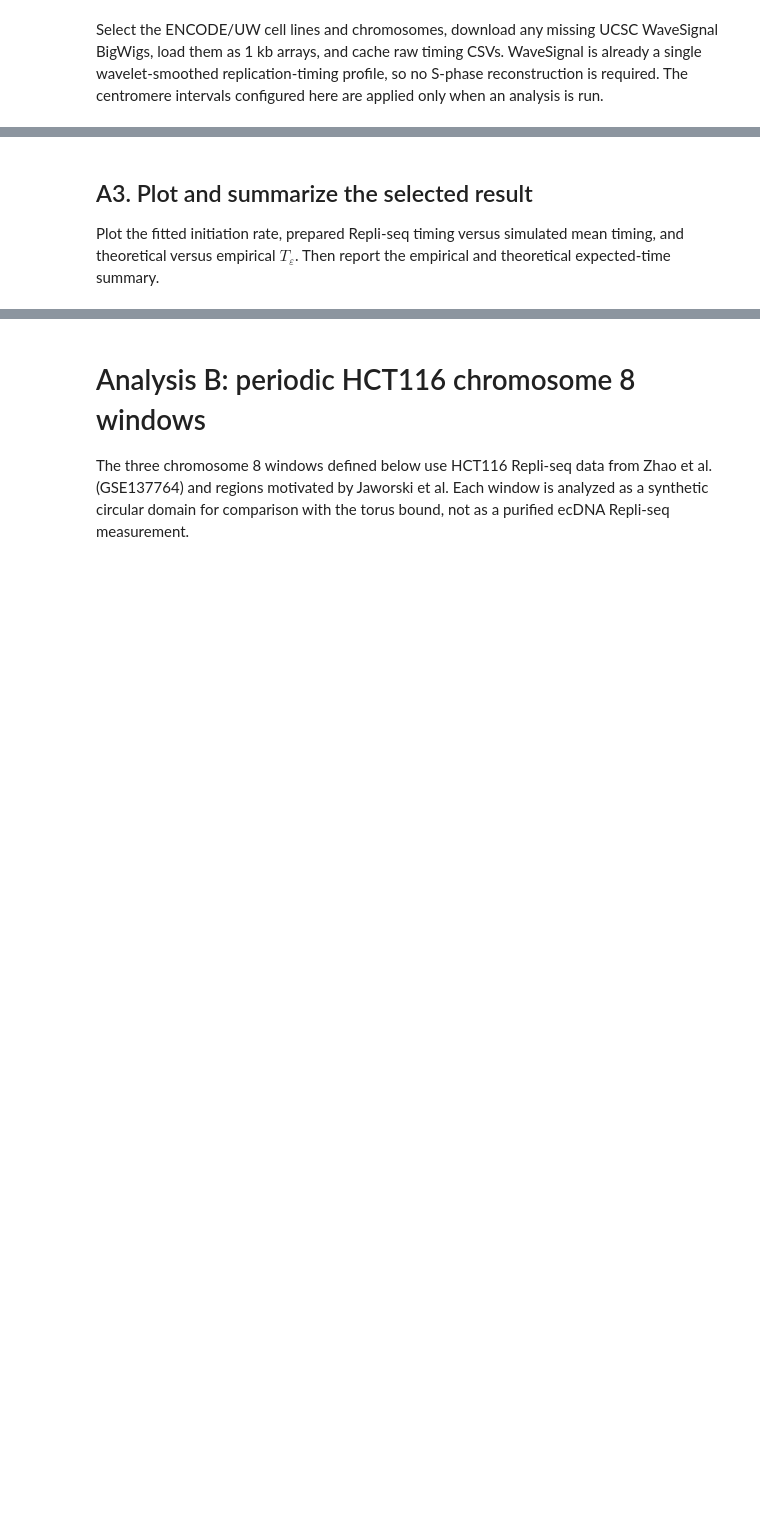
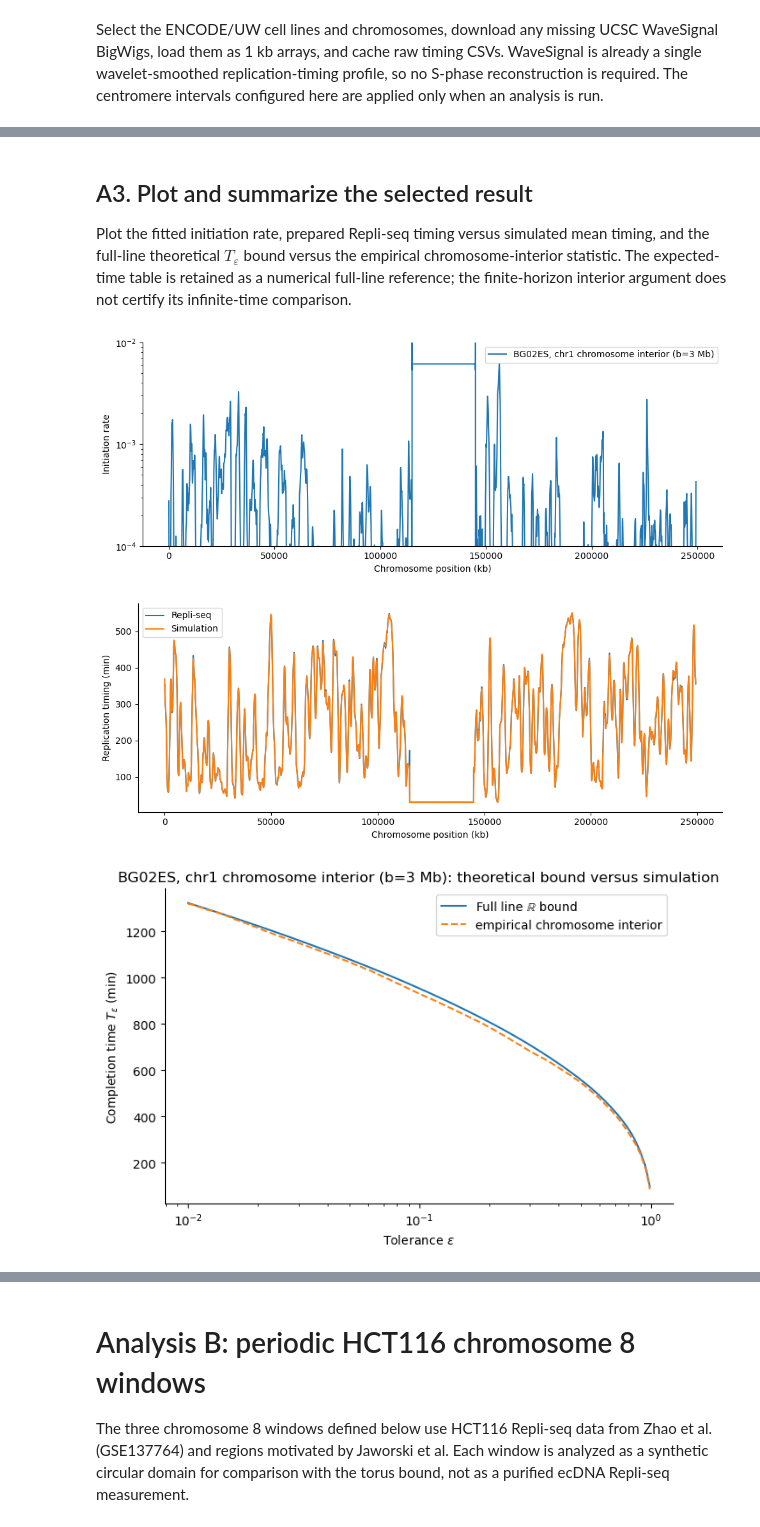
Before and after one commit to fberkemeier/dna-replication-completion, a Jupyter notebook: replication_timing_bounds.ipynb, the cells around one changed output, grey strips where cells are left out. Cells and saved outputs as stored; diff of their text form; code cells hidden in the pictures; blank space fills up the shorter version.

```diff
--- a/replication_timing_bounds.ipynb
+++ b/replication_timing_bounds.ipynb
@@ -66,5 +88,5 @@ display(ucsc_repliseq_bigwig_status_table(
 # %%
-LINE_PROFILE_DATASETS, REPLISEQ_WAVELET_ARRAYS, line_timing_summary = build_ucsc_repliseq_line_datasets(
+INTERVAL_PROFILE_DATASETS, REPLISEQ_WAVELET_ARRAYS, interval_timing_summary = build_ucsc_repliseq_interval_datasets(
     cell_lines=REPLISEQ_CELL_LINES,
     chroms=REPLISEQ_CHROMS,
     resolution=REPLISEQ_RESOLUTION,
@@ -74,10 +96,10 @@ LINE_PROFILE_DATASETS, REPLISEQ_WAVELET_ARRAYS, line_timing_summary = build_ucsc
     overwrite_timing_cache=REPLISEQ_OVERWRITE_TIMING_CACHE,
     cell_line_names=UCSC_REPLISEQ_CELL_LINE_NAMES,
 )
-LINE_KEY = next(iter(LINE_PROFILE_DATASETS))
-repliseq_wavelet_signal = REPLISEQ_WAVELET_ARRAYS[LINE_KEY]["signal"]
-repliseq_wavelet_positions = REPLISEQ_WAVELET_ARRAYS[LINE_KEY]["positions"]
-repliseq_wavelet_bigwig = REPLISEQ_WAVELET_ARRAYS[LINE_KEY]["bigwig"]
+INTERVAL_KEY = next(iter(INTERVAL_PROFILE_DATASETS))
+repliseq_wavelet_signal = REPLISEQ_WAVELET_ARRAYS[INTERVAL_KEY]["signal"]
+repliseq_wavelet_positions = REPLISEQ_WAVELET_ARRAYS[INTERVAL_KEY]["positions"]
+repliseq_wavelet_bigwig = REPLISEQ_WAVELET_ARRAYS[INTERVAL_KEY]["bigwig"]
 
-display(line_timing_summary)
-display(timing_cache_table(LINE_PROFILE_DATASETS))
+display(interval_timing_summary)
+display(timing_cache_table(INTERVAL_PROFILE_DATASETS))
@@ -131,13 +209,17 @@ line_result = run_single_dataset(
 # %% [markdown]
 ## A3. Plot and summarize the selected result
 
-Plot the fitted initiation rate, prepared Repli-seq timing versus simulated mean timing, and theoretical versus empirical $T_\varepsilon$. Then report the empirical and theoretical expected-time summary.
+Plot the fitted initiation rate, prepared Repli-seq timing versus simulated mean timing, and the full-line theoretical $T_\varepsilon$ bound versus the empirical chromosome-interior statistic. The expected-time table is retained as a numerical full-line reference; the finite-horizon interior argument does not certify its infinite-time comparison.
 # %%
 make_standard_plots(
-    line_result,
+    interval_result,
     save_figures=False,
     initiation_ylims=(1e-4, 1e-2),
 
 )
 
-expected_time_summary_table({LINE_KEY: line_result})
+expected_time_summary_table({INTERVAL_KEY: interval_result})
+# %% [output]
+[figure, added]
+[figure, added]
+[figure, added]
```
Also changed, not shown: parts of 12 cells of this notebook, 3 other files.
